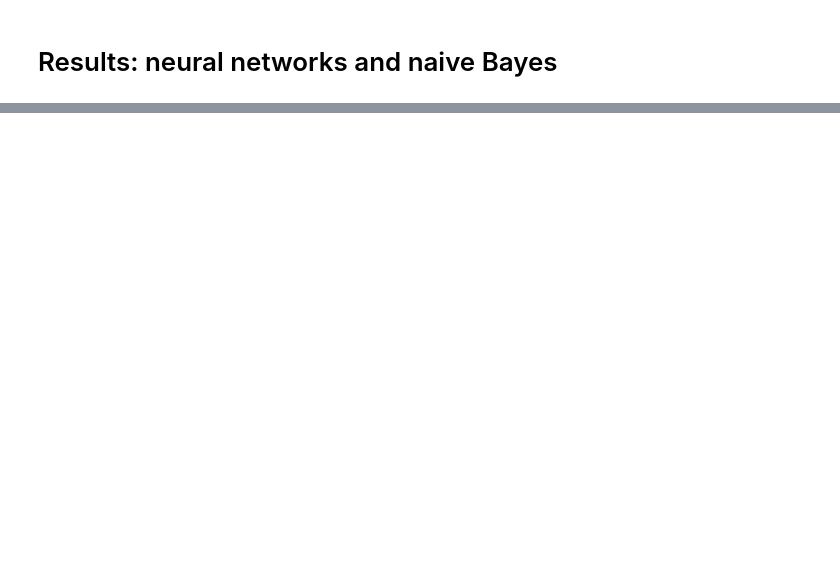
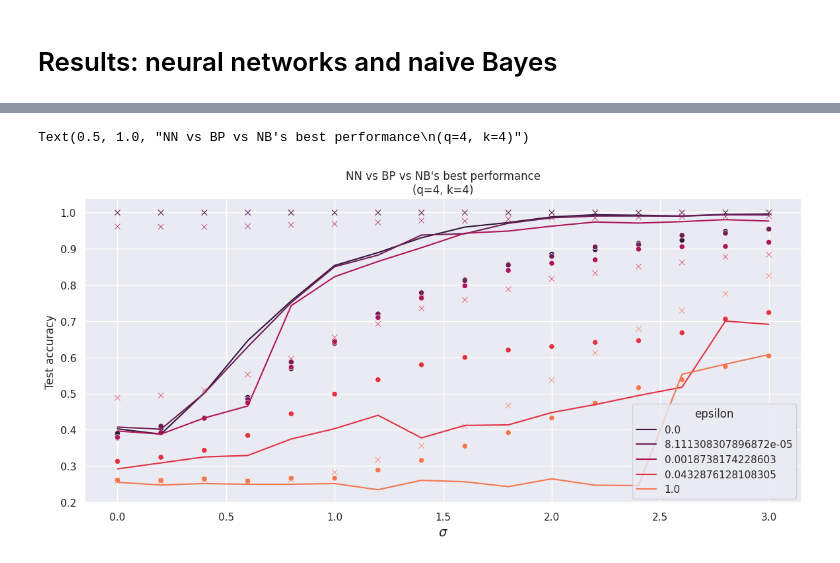
Before and after one commit to emanuele-moscato/tree-language, a Jupyter notebook: notebooks/nn_nb_comparison_results.ipynb, the cells around one changed output, grey strips where cells are left out. Drawn from its saved outputs; the diff is of its cells as text; code cells hidden in the pictures; blank space fills up the shorter version.

```diff
--- a/notebooks/nn_nb_comparison_results.ipynb
+++ b/notebooks/nn_nb_comparison_results.ipynb
@@ -49,0 +42,43 @@ experiment_catalog
+# %%
+nb_performance = 'best'
+
+condition = (
+    experiment_catalog['experiment_id'].str.contains(nb_performance)
+    & (experiment_catalog['epsilon'].isin(experiment_catalog['epsilon'].unique()[::3]))
+)
+
+fig = plt.figure(figsize=(14, 6))
+
+sns.scatterplot(
+    data=experiment_catalog[condition],
+    x='sigma',
+    y='naive_bayes_accuracy',
+    hue='epsilon',
+    legend=False,
+    palette=sns.color_palette("rocket", as_cmap=False)
+)
+
+sns.scatterplot(
+    data=experiment_catalog[condition],
+    x='sigma',
+    y='bp_accuracy',
+    hue='epsilon',
+    legend=False,
+    palette=sns.color_palette("rocket", as_cmap=False),
+    marker='x'
+)
+
+sns.lineplot(
+    data=experiment_catalog[condition],
+    x='sigma',
+    y='final_test_accuracy',
+    hue='epsilon',
+    palette=sns.color_palette("rocket", as_cmap=False)
+)
+
+plt.xlabel('$\sigma$', fontsize=14)
+plt.ylabel('Test accuracy')
+plt.title(f"NN vs BP vs NB's {nb_performance} performance\n(q=4, k=4)")
+# %% [output]
+Text(0.5, 1.0, "NN vs BP vs NB's best performance\n(q=4, k=4)")
+[figure, added]
```
Also changed, not shown: parts of 5 cells of this notebook, 3 other files.
